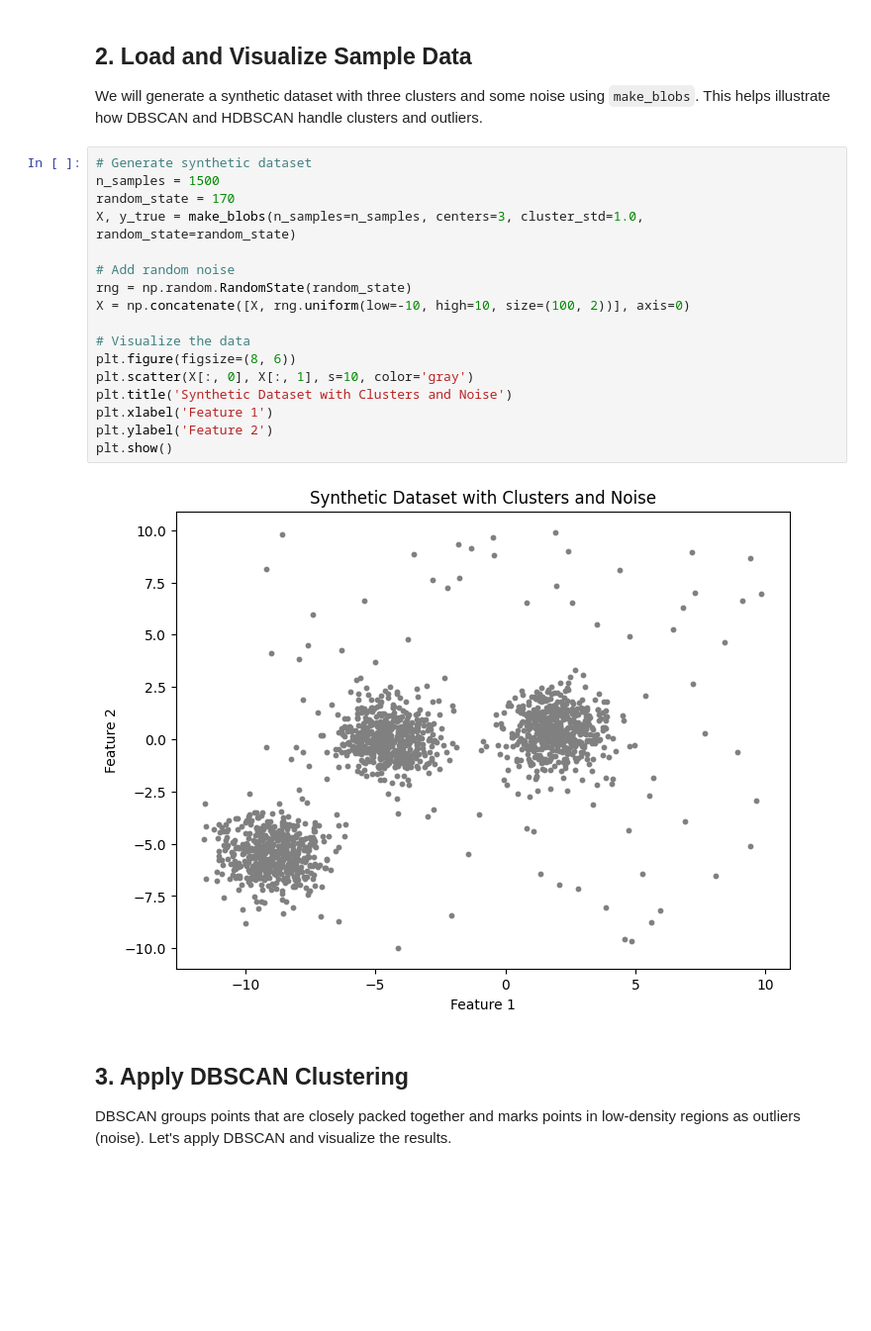
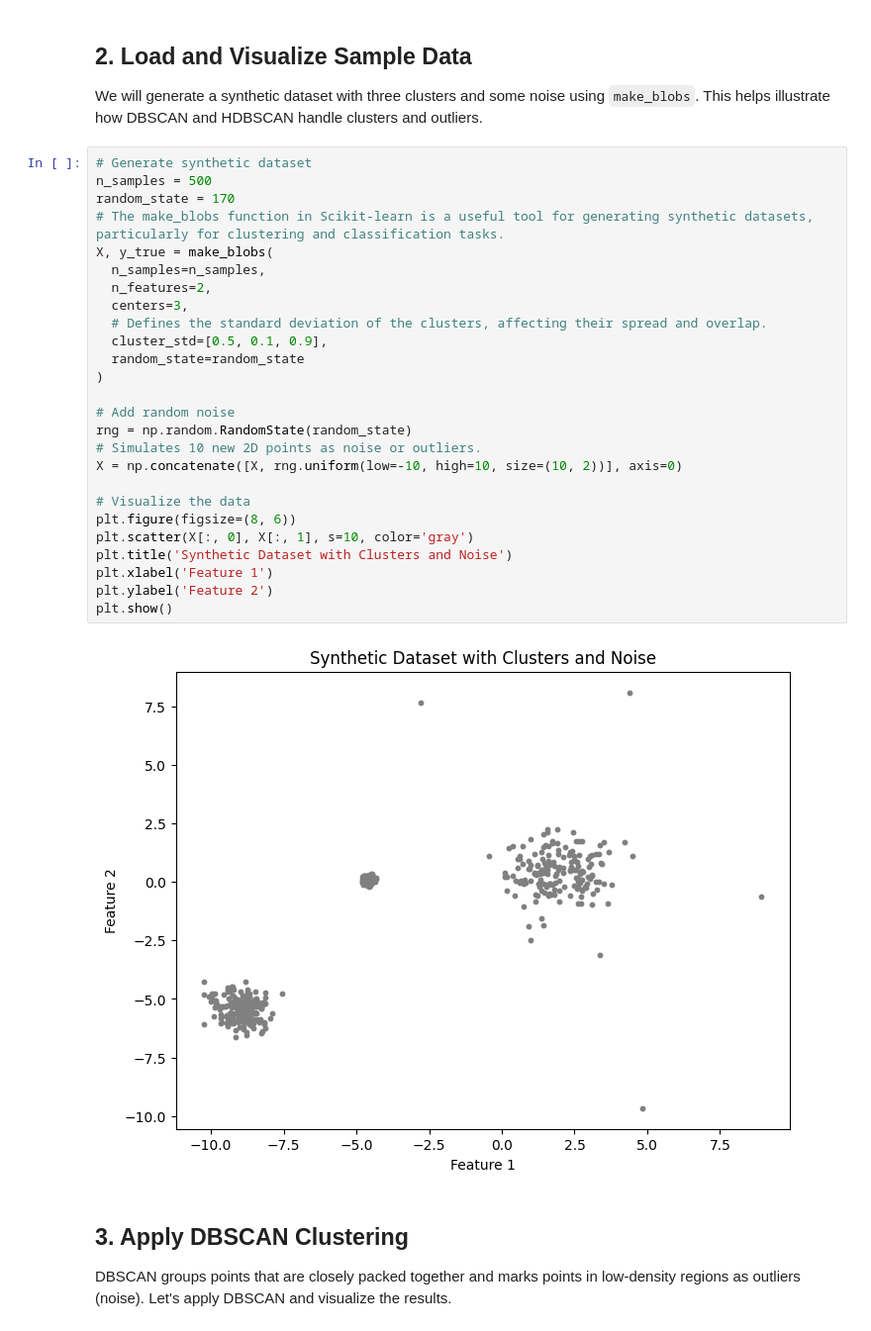
Before and after one commit to jonascheng/anomalyebook, a Jupyter notebook: dbscan-vs-hdbscan.ipynb, the cells around one changed output. Shown at 99% size. Drawn from its saved outputs; the diff is of its cells as text; blank space fills up the shorter version.

```diff
--- a/dbscan-vs-hdbscan.ipynb
+++ b/dbscan-vs-hdbscan.ipynb
@@ -32,23 +32,32 @@ from sklearn.cluster import DBSCAN
 We will generate a synthetic dataset with three clusters and some noise using `make_blobs`. This helps illustrate how DBSCAN and HDBSCAN handle clusters and outliers.
 # %%
 # Generate synthetic dataset
-n_samples = 1500
+n_samples = 500
 random_state = 170
-X, y_true = make_blobs(n_samples=n_samples, centers=3, cluster_std=1.0, random_state=random_state)
+# The make_blobs function in Scikit-learn is a useful tool for generating synthetic datasets, particularly for clustering and classification tasks.
+X, y_true = make_blobs(
+  n_samples=n_samples,
+  n_features=2,
+  centers=3,
+  # Defines the standard deviation of the clusters, affecting their spread and overlap.
+  cluster_std=[0.5, 0.1, 0.9],
+  random_state=random_state
+)
 
 # Add random noise
 rng = np.random.RandomState(random_state)
-X = np.concatenate([X, rng.uniform(low=-10, high=10, size=(100, 2))], axis=0)
+# Simulates 10 new 2D points as noise or outliers.
+X = np.concatenate([X, rng.uniform(low=-10, high=10, size=(10, 2))], axis=0)
 
 # Visualize the data
 plt.figure(figsize=(8, 6))
 plt.scatter(X[:, 0], X[:, 1], s=10, color='gray')
 plt.title('Synthetic Dataset with Clusters and Noise')
 plt.xlabel('Feature 1')
 plt.ylabel('Feature 2')
 plt.show()
 # %% [output]
-[figure, old version]
+[figure, new version]
 # %% [markdown]
 ## 3. Apply DBSCAN Clustering
 
```
Also changed, not shown: parts of 8 cells of this notebook.
